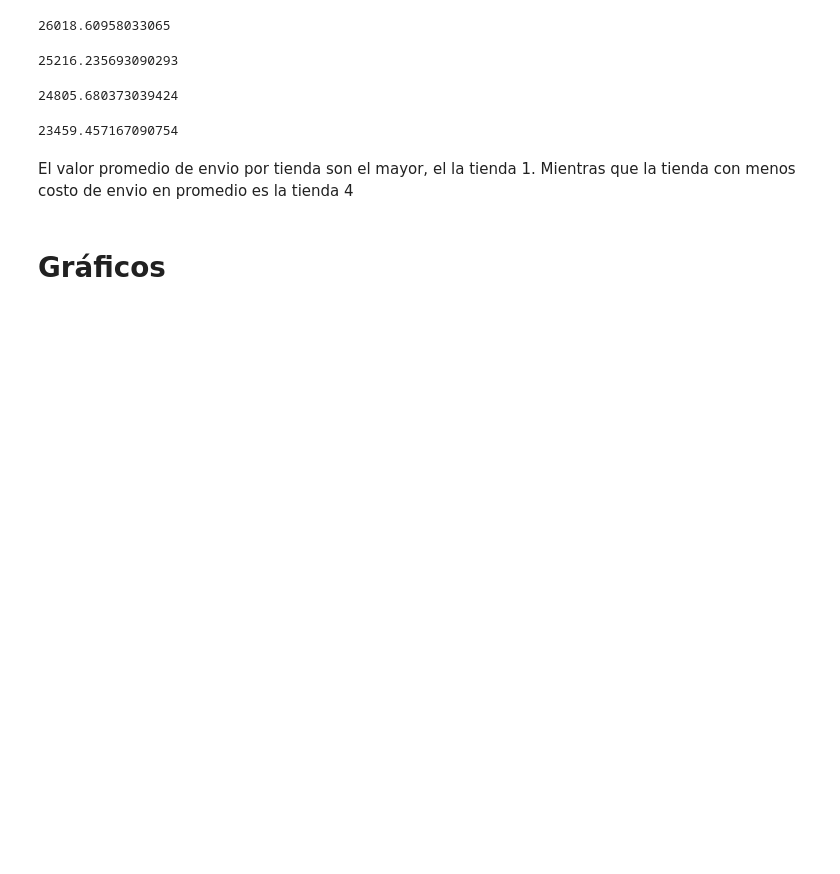
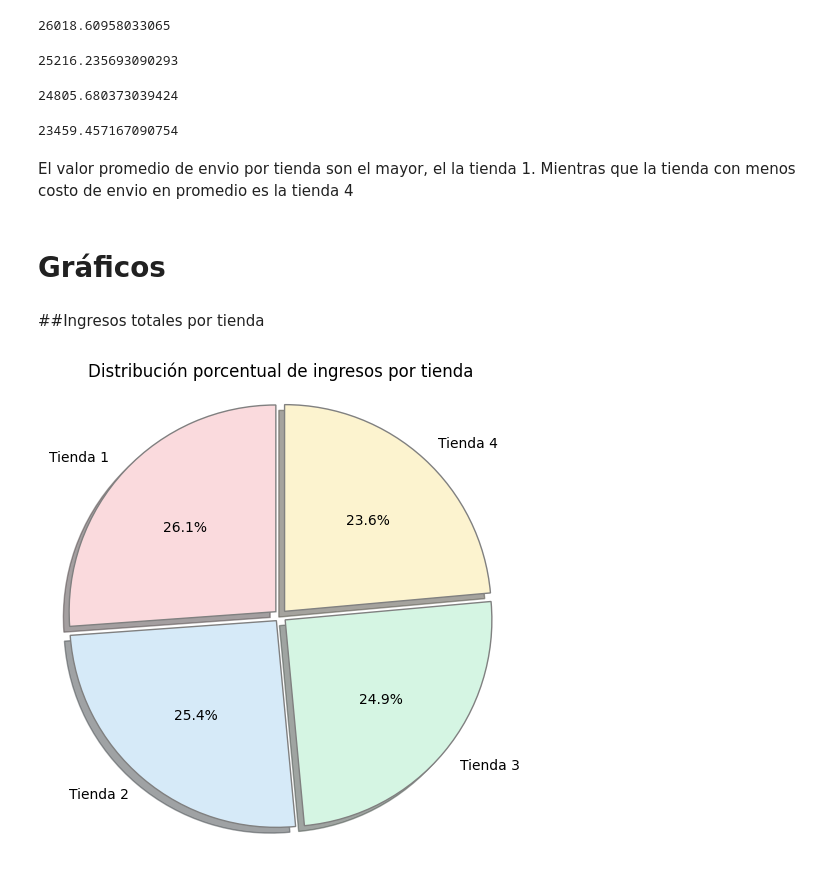
Before and after one commit to daNizaparedesdenis-arch/ChallengeAluraStoreG9, a Jupyter notebook: AluraStoreLatam.ipynb, the cells around one changed output. Saved outputs shown, nothing was run; the diff lists cells and outputs as text; code cells hidden in the pictures; blank space fills up the shorter version.

```diff
--- a/AluraStoreLatam.ipynb
+++ b/AluraStoreLatam.ipynb
@@ -311,4 +311,39 @@ print(costo_envio_tienda4)
 El valor promedio de envio por tienda son el mayor, el la tienda 1. Mientras que la tienda con menos costo de envio en promedio es la tienda 4
 # %% [markdown]
 # Gráficos
+# %% [markdown]
+##Ingresos totales por tienda
+# %%
+import matplotlib.pyplot as plt
+
+tiendas = ['Tienda 1', 'Tienda 2', 'Tienda 3', 'Tienda 4']
+ingresos = [
+    ingresos_tienda,
+    ingresos_tienda2,
+    ingresos_tienda3,
+    ingresos_tienda4
+]
+
+colores_pastel = ['#FADADD', '#D6EAF8', '#D5F5E3', '#FCF3CF']
+explode = (0.03, 0.03, 0.03, 0.03)
+
+plt.figure(figsize=(6, 6))
+
+plt.pie(
+    ingresos,
+    labels=tiendas,
+    colors=colores_pastel,
+    explode=explode,
+    autopct='%1.1f%%',
+    startangle=90,
+    shadow=True,
+    wedgeprops={'edgecolor': 'gray'}
+)
+
+plt.title('Distribución porcentual de ingresos por tienda')
+plt.axis('equal')
+
+plt.show()
+# %% [output]
+[figure, added]
 # %% [markdown]
```
Also changed, not shown: parts of 14 cells of this notebook.
